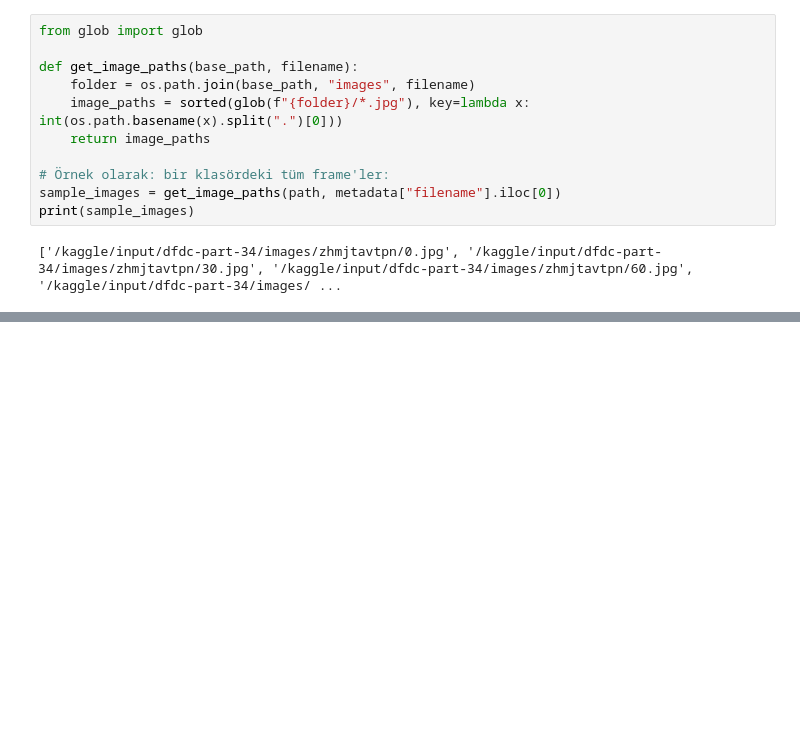
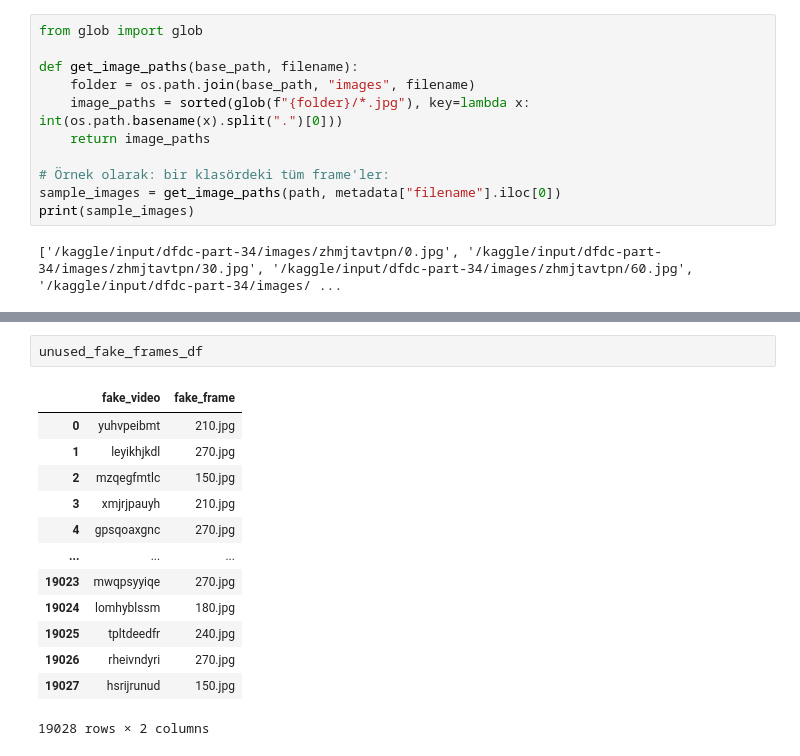
Before and after one commit to fc63/Deep-Fake-Video-Detection, a Jupyter notebook: 1.ipynb, the cells around one changed output, grey strips where cells are left out. Drawn from its saved outputs; the diff is of its cells as text; blank space fills up the shorter version.

```diff
--- a/1.ipynb
+++ b/1.ipynb
@@ -142,0 +245,16 @@ Text(0.5, 1.0, 'Label Distribution (0=REAL, 1=FAKE)')
+# %%
+unused_fake_frames_df
+# %% [output]
+|  | fake_video | fake_frame |
+| 0 | yuhvpeibmt | 210.jpg |
+| 1 | leyikhjkdl | 270.jpg |
+| 2 | mzqegfmtlc | 150.jpg |
+| 3 | xmjrjpauyh | 210.jpg |
+| 4 | gpsqoaxgnc | 270.jpg |
+| ... | ... | ... |
+| 19023 | mwqpsyyiqe | 270.jpg |
+| 19024 | lomhyblssm | 180.jpg |
+| 19025 | tpltdeedfr | 240.jpg |
+| 19026 | rheivndyri | 270.jpg |
+| 19027 | hsrijrunud | 150.jpg |
+19028 rows × 2 columns
```
Also changed, not shown: parts of 12 cells of this notebook.
